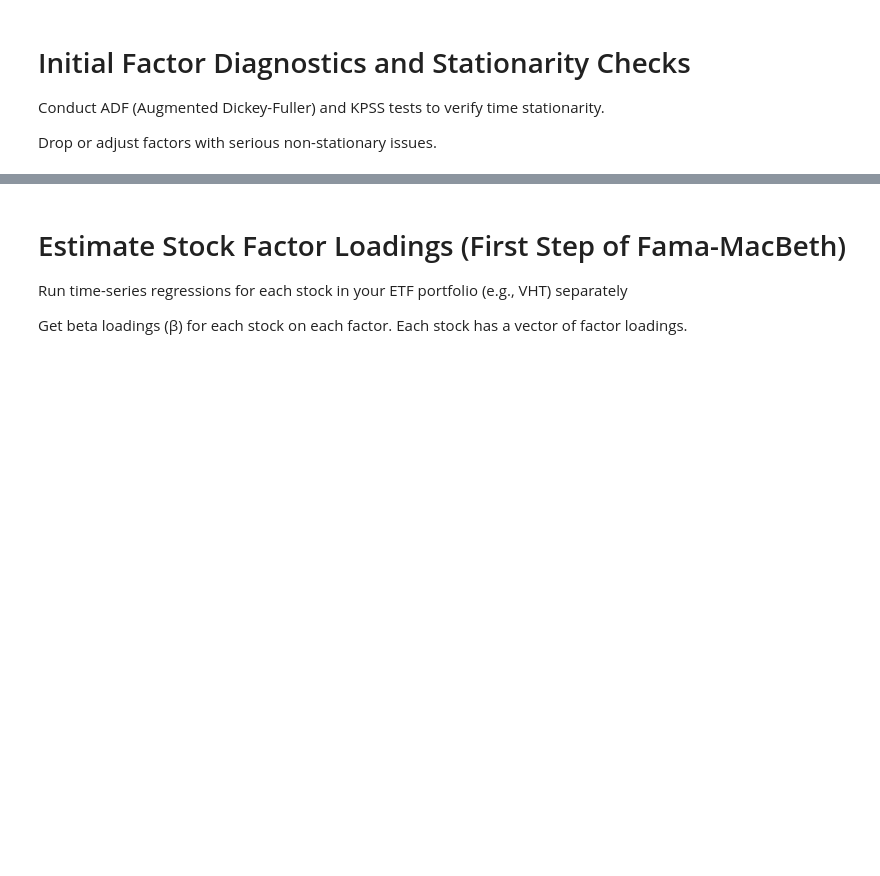
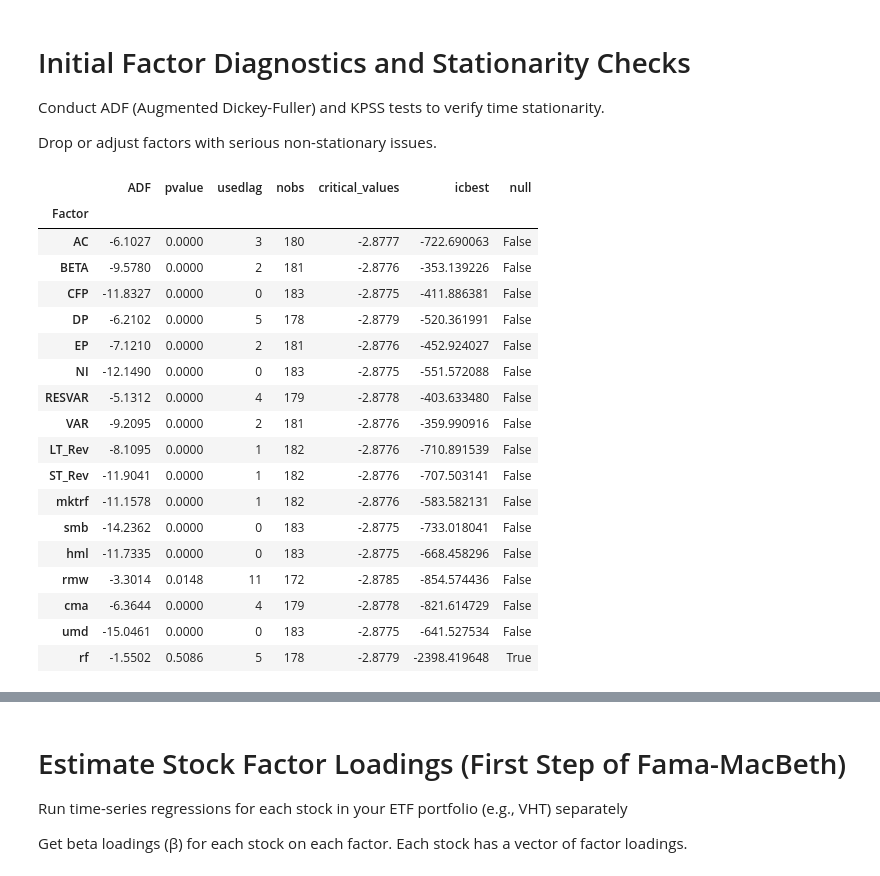
Before and after one commit to Kevin-finance/FactorAnalysis, a Jupyter notebook: notebooks/fama_bmk_model.ipynb, the cells around one changed output, grey strips where cells are left out. Cells and saved outputs as stored; diff of their text form; code cells hidden in the pictures; blank space fills up the shorter version.

```diff
--- a/notebooks/fama_bmk_model.ipynb
+++ b/notebooks/fama_bmk_model.ipynb
@@ -24,3 +32,5 @@ reversal: short-term reversal, long-term reversal
 # %%
 import pandas as pd
+
+PATH = '../_data/'
 # %%
@@ -44,0 +48,4 @@ Standardize factors if needed (e.g., mean-zero, unit-variance for statistical st
+# %%
+# from wrds 5 fct + mom
+df_5fct = pd.read_csv(PATH + 'famafrench_5fct_momentum_monthly.csv').set_index('date')
+df_5fct.tail()
@@ -50,0 +106,53 @@ Drop or adjust factors with serious non-stationary issues.
+# %%
+def adf_test_factors_df(factors_df, alpha=0.05):
+    cols = ['ADF', 'pvalue', 'usedlag', 'nobs', 'critical_values', 'icbest', 'null']
+    adf_results_df = pd.DataFrame(columns=cols)
+
+    for factor in factors_df.columns:
+        series = factors_df[factor].dropna()
+
+        try:
+            adf_result = adfuller(series, autolag='AIC', regression='c')
+            adf, pval, usedlag, nobs, critical_values, icbest = adf_result
+            critical_value_5 = critical_values['5%']
+
+            # null = False --> reject H0 --> no unitroot --> time stationary
+            null_hypothesis = pval >= alpha
+
+            adf_results_df.loc[factor] = [
+                round(adf, 4),
+                round(pval, 4),
+                usedlag,
+                nobs,
+                round(critical_value_5, 4),
+                icbest,
+                null_hypothesis
+            ]
+        except Exception as e:
+            adf_results_df.loc[factor] = [np.nan, np.nan, np.nan, np.nan, np.nan, np.nan, f'Error: {e}']
+
+    adf_results_df.index.name = 'Factor'
+
+    return adf_results_df
+# %%
+adf_test_factors_df(df_10, alpha=0.05)
+# %% [output]
+|  | ADF | pvalue | usedlag | nobs | critical_values | icbest | null |
+| Factor |  |  |  |  |  |  |  |
+| AC | -6.1027 | 0.0000 | 3 | 180 | -2.8777 | -722.690063 | False |
+| BETA | -9.5780 | 0.0000 | 2 | 181 | -2.8776 | -353.139226 | False |
+| CFP | -11.8327 | 0.0000 | 0 | 183 | -2.8775 | -411.886381 | False |
+| DP | -6.2102 | 0.0000 | 5 | 178 | -2.8779 | -520.361991 | False |
+| EP | -7.1210 | 0.0000 | 2 | 181 | -2.8776 | -452.924027 | False |
+| NI | -12.1490 | 0.0000 | 0 | 183 | -2.8775 | -551.572088 | False |
+| RESVAR | -5.1312 | 0.0000 | 4 | 179 | -2.8778 | -403.633480 | False |
+| VAR | -9.2095 | 0.0000 | 2 | 181 | -2.8776 | -359.990916 | False |
+| LT_Rev | -8.1095 | 0.0000 | 1 | 182 | -2.8776 | -710.891539 | False |
+| ST_Rev | -11.9041 | 0.0000 | 1 | 182 | -2.8776 | -707.503141 | False |
+| mktrf | -11.1578 | 0.0000 | 1 | 182 | -2.8776 | -583.582131 | False |
+| smb | -14.2362 | 0.0000 | 0 | 183 | -2.8775 | -733.018041 | False |
+| hml | -11.7335 | 0.0000 | 0 | 183 | -2.8775 | -668.458296 | False |
+| rmw | -3.3014 | 0.0148 | 11 | 172 | -2.8785 | -854.574436 | False |
+| cma | -6.3644 | 0.0000 | 4 | 179 | -2.8778 | -821.614729 | False |
+| umd | -15.0461 | 0.0000 | 0 | 183 | -2.8775 | -641.527534 | False |
+| rf | -1.5502 | 0.5086 | 5 | 178 | -2.8779 | -2398.419648 | True |
```
Also changed, not shown: parts of 26 cells of this notebook.
